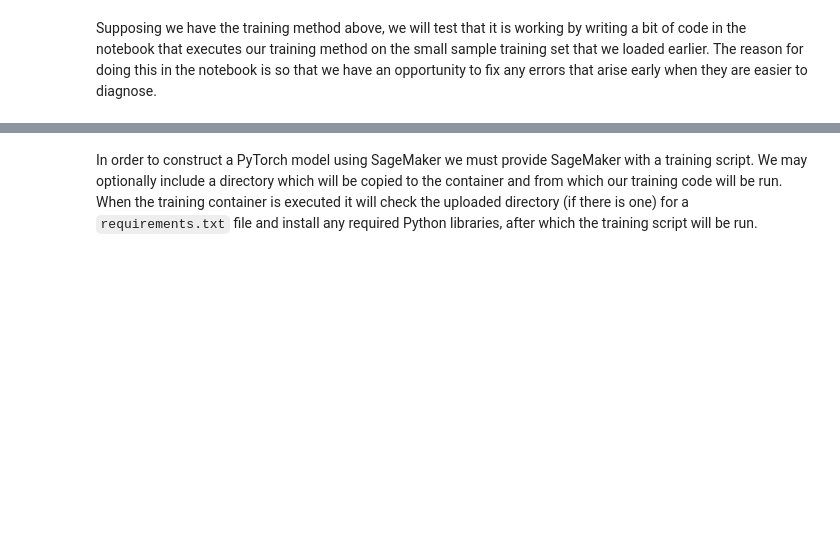
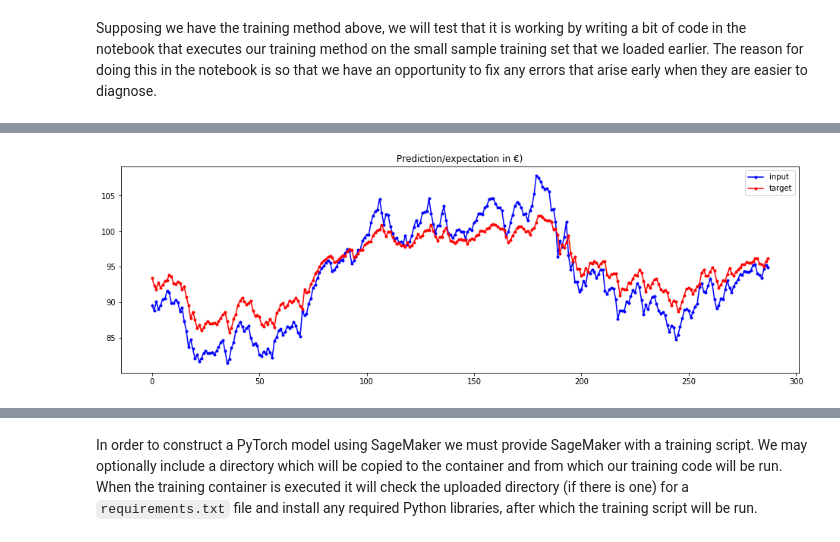
Before and after one commit to vikin91/stock-predictor-deep-learning-dojo, a Jupyter notebook: dojo-workbook-draft1.ipynb, the cells around one changed output, grey strips where cells are left out. Saved outputs shown, nothing was run; the diff lists cells and outputs as text; code cells hidden in the pictures; blank space fills up the shorter version.

```diff
--- a/dojo-workbook-draft1.ipynb
+++ b/dojo-workbook-draft1.ipynb
@@ -329,8 +348,13 @@ First we will load a small portion of the training data set to use as a sample.
 import torch
 import torch.utils.data
 
-# Read in only the first 250 rows
-train_sample = pd.read_csv(os.path.join(data_dir, 'train.csv'), header=None, names=None, nrows=5400)
+batch_size = 32
+
+dummy_read = pd.read_csv(os.path.join(data_dir, 'train.csv'), header=None, names=None)
+
+num_rows_train = (len(dummy_read) // batch_size) * batch_size
+
+train_sample = pd.read_csv(os.path.join(data_dir, 'train.csv'), header=None, names=None, nrows=num_rows_train)
 
 # Order of data in train.csv:
 # Y-Average  |  Y-Average  X-Volume
@@ -340,7 +364,13 @@ train_sample = pd.read_csv(os.path.join(data_dir, 'train.csv'), header=None, nam
 # For Y, we select 3rd column - average price next day
 # For X, we select all but first 3 columns - all data for the current day
 train_sample_y = torch.from_numpy(train_sample[[0]].values).float().squeeze()
-train_sample_X = torch.from_numpy(train_sample.drop([0], axis=1).values).float()
+
+train_sample_X = None
+
+if use_volume:
+  train_sample_X = torch.from_numpy(train_sample.drop([0], axis=1).values).float()
+else:
+  train_sample_X = torch.from_numpy(train_sample.drop([0,2], axis=1).values).float()
 
 #print(train_sample)
 print(train_sample_y.shape)
@@ -349,5 +379,5 @@ print(train_sample_X.shape)
 # Build the dataset
 train_sample_ds = torch.utils.data.TensorDataset(train_sample_X, train_sample_y)
 # Build the dataloader
-train_sample_dl = torch.utils.data.DataLoader(train_sample_ds, batch_size=50)
+train_sample_dl = torch.utils.data.DataLoader(train_sample_ds, batch_size=batch_size)
 # %% [output]
@@ -428,9 +461,20 @@ Supposing we have the training method above, we will test that it is working by
 import torch
 import torch.utils.data
 
-test_sample = pd.read_csv(os.path.join(data_dir, 'test.csv'), header=None, names=None, nrows=600)
+test_dummy = pd.read_csv(os.path.join(data_dir, 'test.csv'), header=None, names=None)
+
+num_rows_test = (len(test_dummy) // batch_size) * batch_size
+
+test_sample = pd.read_csv(os.path.join(data_dir, 'test.csv'), header=None, names=None, nrows=num_rows_test)
 test_y = torch.from_numpy(test_sample[[0]].values).float().squeeze()
-test_X = torch.from_numpy(test_sample.drop([0], axis=1).values).float()
+
+test_X = None
+if use_volume:
+  test_X = torch.from_numpy(test_sample.drop([0], axis=1).values).float()
+else:
+  test_X = torch.from_numpy(test_sample.drop([0,2], axis=1).values).float()
+
+
 
 #print(train_sample)
 print(test_y.shape)
@@ -439,12 +483,17 @@ print(test_X.shape)
 # Build the dataset
 test_ds = torch.utils.data.TensorDataset(test_X, test_y)
 # Build the dataloader
-test_dl = torch.utils.data.DataLoader(test_ds, batch_size=50)
+test_dl = torch.utils.data.DataLoader(test_ds, batch_size=batch_size)
 
 
 def test(model, test_loader, criterion, device):
     model.eval()
+    data = dict()
+    data['prediction'] = []
+    data['expected'] = []
+    data['loss'] = []
     total_loss = 0
+    batch_no = 0
 
     for batch in test_loader:
         batch_X, batch_y = batch
@@ -452,20 +501,38 @@ def test(model, test_loader, criterion, device):
         batch_y = batch_y.to(device)
 
         # convert data into Tensors
-        # x_tensor = torch.Tensor(x).unsqueeze(0) # unsqueeze gives a 1, batch_size dimension
-        # y_tensor = torch.Tensor(y)
         x_tensor = torch.Tensor(batch_X).unsqueeze(0)
+        y_tensor = torch.Tensor(batch_y)
 
         output = model(x_tensor)
-        loss = criterion(output.squeeze(), batch_y.float())
-        print("Output:",output)
-        print("Expected:",batch_y)
-        print("Loss:",loss)
+        loss = criterion(output.squeeze(), y_tensor)
+
+        # Convert from Tensor to NumPy Array
+        data['prediction'].append(output.detach().numpy())
+        data['expected'].append(batch_y.detach().numpy())
+        data['loss'].append(loss.detach().numpy())
+        total_loss += loss.data.item()
+        batch_no += 1
+    print("MSELoss total: {}".format(total_loss / len(test_loader)))
+    return data
+
+loss_fn = torch.nn.MSELoss()
+result = test(model, test_dl, loss_fn, device)
+
+# Remove batching from result
+predictions = []
+for batch_arr in result['prediction']:
+    for value in batch_arr:
+        predictions.append(value)
+
+expectations = []
+for batch_arr in result['expected']:
+    for value in batch_arr:
+        expectations.append(value)
 
 
-        total_loss += loss.data.item()
-    print("MSELoss total: {}".format(total_loss / len(test_loader)))
+exp = scaler_price.inverse_transform(np.array(expectations).reshape(-1, 1))
+pred = scaler_price.inverse_transform(np.array(predictions).reshape(-1, 1))
 
-loss_fn = torch.nn.MSELoss()
-test(model, test_dl, loss_fn, device)
+plot_data(exp, pred, "Prediction/expectation in €)", len(expectations))
 # %% [output]
@@ -488,0 +542 @@ MSELoss: 0.264285062905401
+[figure, added]
```
Also changed, not shown: parts of 69 cells of this notebook, 6 other files.
